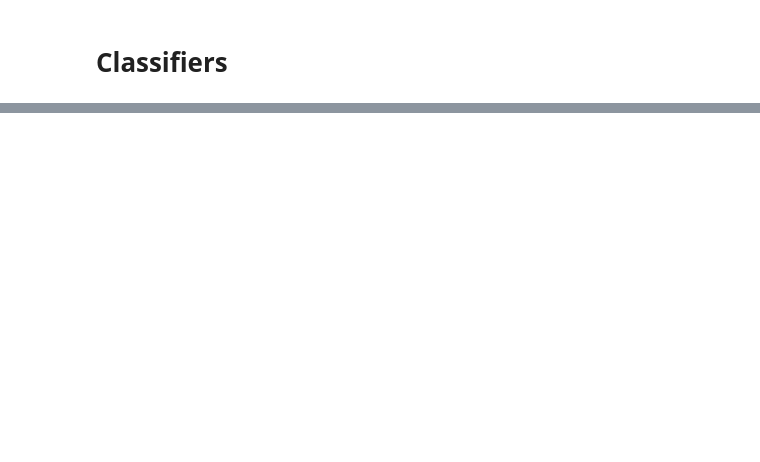
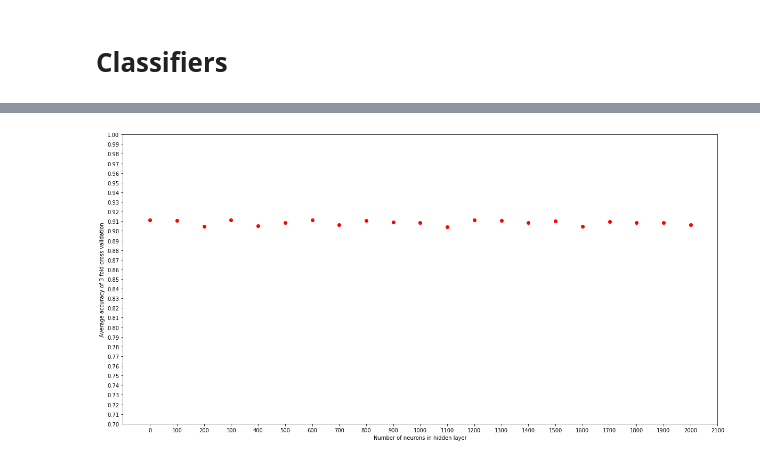
Before and after one commit to ujnm/Masters, a Jupyter notebook: Magisterka.ipynb, the cells around one changed output, grey strips where cells are left out. Drawn from its saved outputs; the diff is of its cells as text; code cells hidden in the pictures; blank space fills up the shorter version.

```diff
--- a/Magisterka.ipynb
+++ b/Magisterka.ipynb
@@ -438,0 +498,7 @@ AverageScores
+# %%
+# loop for graph
+ScoresNeuro =[]
+for i in range(22):
+    clf = MLPClassifier(hidden_layer_sizes=(i*100), random_state=1,
+                            max_iter=40)
+    ScoresNeuro.append([i*100,cross_val_score(clf, X, y, cv=2)])
@@ -452,0 +557,12 @@ plt.show()
+# %%
+import matplotlib.pyplot as plt
+plt.figure(figsize=(20,10))
+plt.plot(LabelsNeuro,AverageScoresNeuro,'ro')
+plt.xticks(np.arange(0, 2200, step=100))
+plt.yticks(np.arange(0.7, 1, step=0.01))
+plt.ylabel('Average accuracy of 3 fold cross validation')
+plt.xlabel('Number of neurons in hidden layer')
+plt.savefig('FastTextNeurons.png')
+plt.show()
+# %% [output]
+[figure, added]
```
Also changed, not shown: parts of 27 cells of this notebook.
